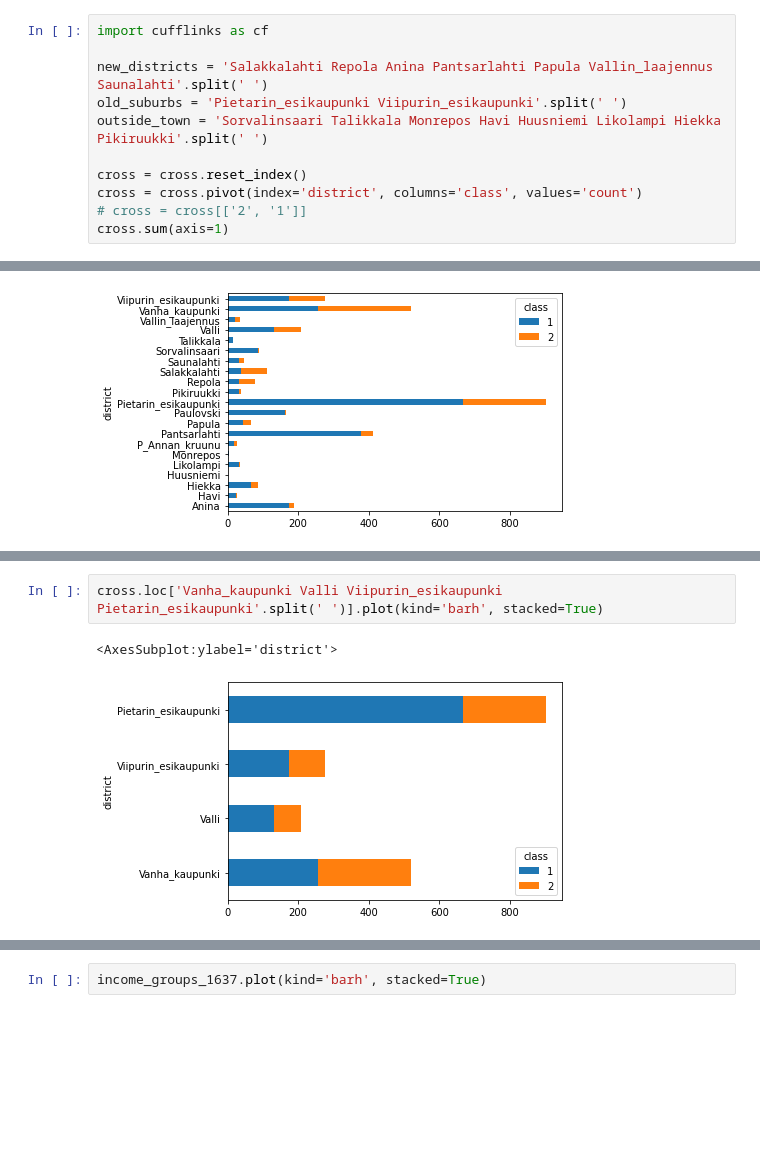
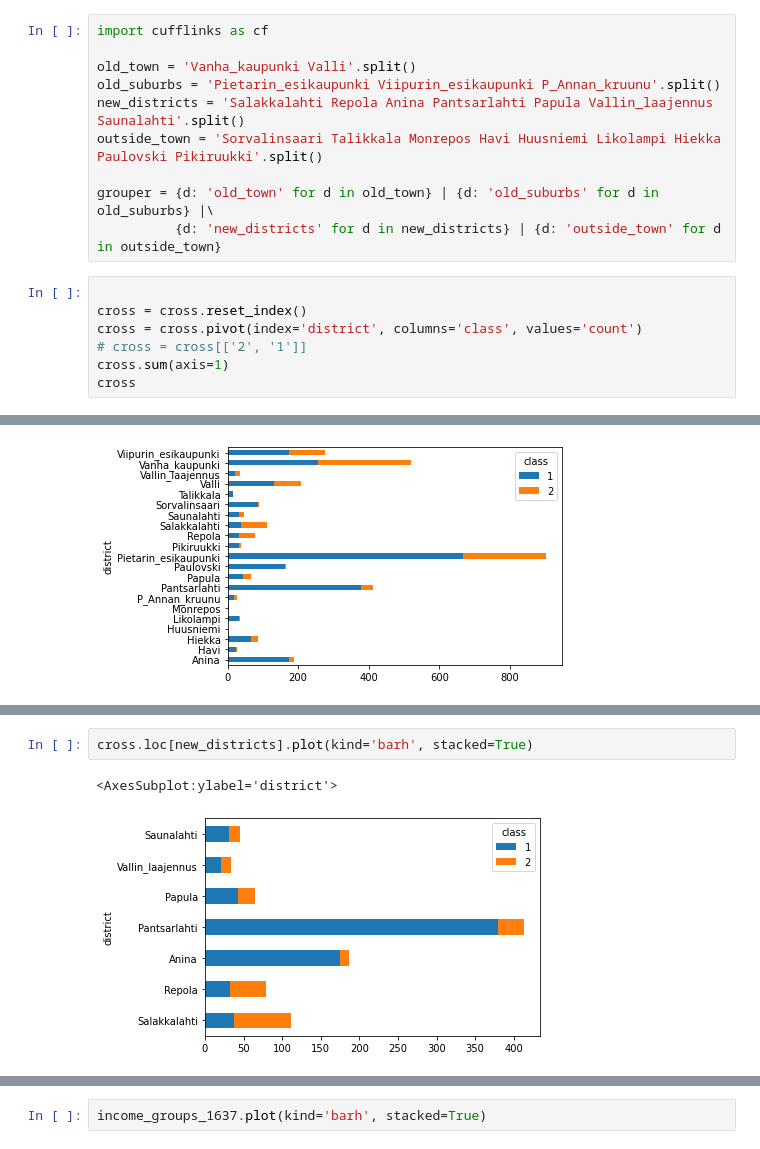
Before and after one commit to AnttiHaerkoenen/spatial_segregation, a Jupyter notebook: notebooks/building_material_1640-1880.ipynb, the cells around one changed output, grey strips where cells are left out. Saved outputs shown, nothing was run; the diff lists cells and outputs as text; blank space fills up the shorter version.

Commit message:
grouping of districts

```diff
--- a/notebooks/building_material_1640-1880.ipynb
+++ b/notebooks/building_material_1640-1880.ipynb
@@ -82,12 +55,18 @@ cross
+# %%
+import cufflinks as cf
+
+old_town = 'Vanha_kaupunki Valli'.split()
+old_suburbs = 'Pietarin_esikaupunki Viipurin_esikaupunki P_Annan_kruunu'.split()
+new_districts = 'Salakkalahti Repola Anina Pantsarlahti Papula Vallin_laajennus Saunalahti'.split()
+outside_town = 'Sorvalinsaari Talikkala Monrepos Havi Huusniemi Likolampi Hiekka Paulovski Pikiruukki'.split()
+
+grouper = {d: 'old_town' for d in old_town} | {d: 'old_suburbs' for d in old_suburbs} |\
+          {d: 'new_districts' for d in new_districts} | {d: 'outside_town' for d in outside_town}
 # %%
-import cufflinks as cf
-
-new_districts = 'Salakkalahti Repola Anina Pantsarlahti Papula Vallin_laajennus Saunalahti'.split(' ')
-old_suburbs = 'Pietarin_esikaupunki Viipurin_esikaupunki'.split(' ')
-outside_town = 'Sorvalinsaari Talikkala Monrepos Havi Huusniemi Likolampi Hiekka Pikiruukki'.split(' ')
 
 cross = cross.reset_index()
 cross = cross.pivot(index='district', columns='class', values='count')
 # cross = cross[['2', '1']]
 cross.sum(axis=1)
+cross
 # %% [output]
@@ -153,5 +138,5 @@ cross.plot(kind='barh', stacked=True)
 # %%
-cross.loc['Vanha_kaupunki Valli Viipurin_esikaupunki Pietarin_esikaupunki'.split(' ')].plot(kind='barh', stacked=True)
+cross.loc[new_districts].plot(kind='barh', stacked=True)
 # %% [output]
 <AxesSubplot:ylabel='district'>
-[figure, old version]
+[figure, new version]
```
Also changed, not shown: parts of 12 cells of this notebook.
